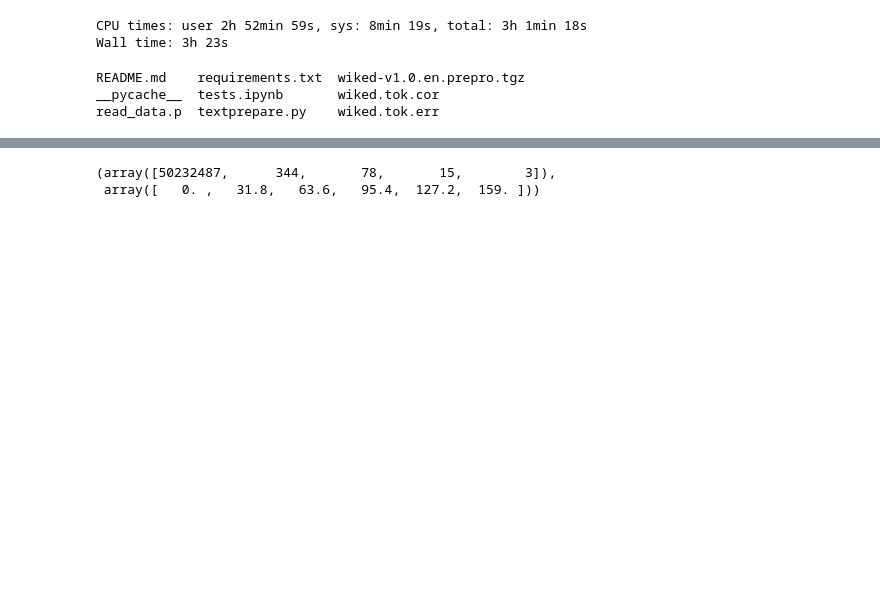
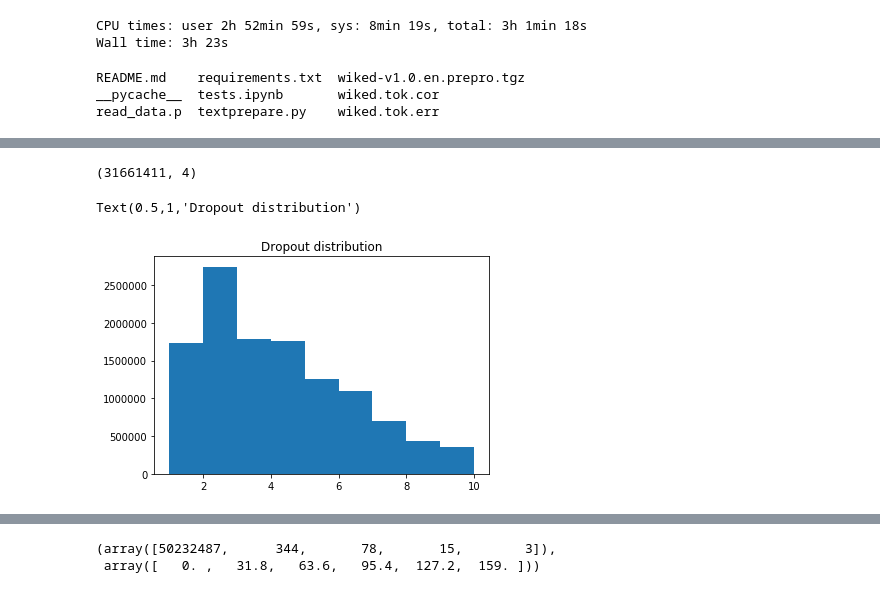
Before and after one commit to VProv/wikiedits, a Jupyter notebook: statistics/tests.ipynb, the cells around one changed output, grey strips where cells are left out. Saved outputs shown, nothing was run; the diff lists cells and outputs as text; code cells hidden in the pictures; blank space fills up the shorter version.

Commit message:
Add more statistics

```diff
--- a/statistics/tests.ipynb
+++ b/statistics/tests.ipynb
@@ -119,0 +201,2 @@ def collect_statistics(pairs):
+# %%
+complex_statistic = collect_complex_statistics(pairs)
@@ -119,0 +207,17 @@ def collect_statistics(pairs):
+# %%
+complex_statistic = np.array(complex_statistic)
+# %%
+complex_statistic.shape
+# %% [output]
+(31661411, 4)
+# %%
+insert = complex_statistic[np.where(complex_statistic[:, 2] == 1)]
+# %%
+insert_dist = insert[:, 3]
+# %%
+# For dropout
+plt.hist(insert_dist, bins=np.arange(1,11))
+plt.title("Dropout distribution")
+# %% [output]
+Text(0.5,1,'Dropout distribution')
+[figure, added]
```
Also changed, not shown: parts of 32 cells of this notebook.
